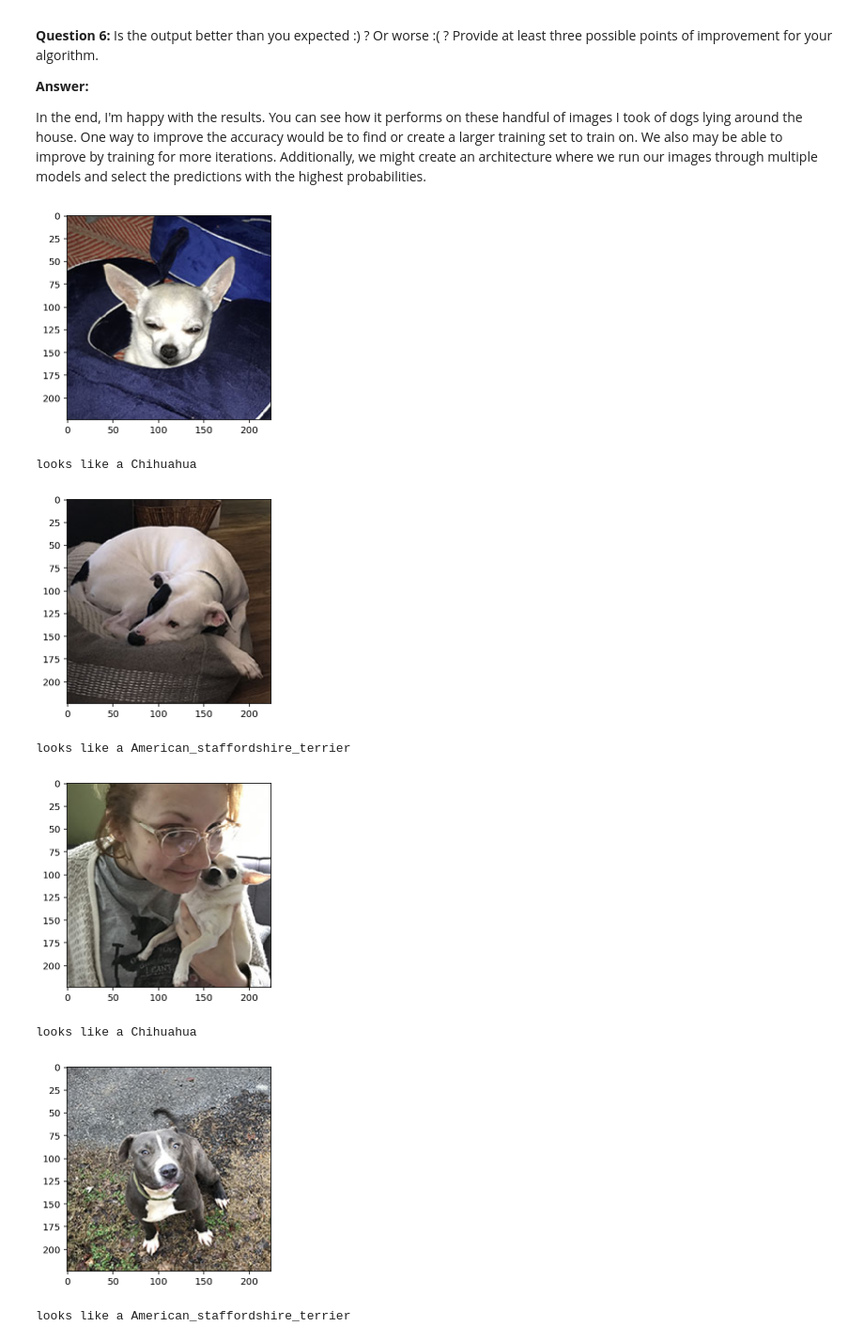
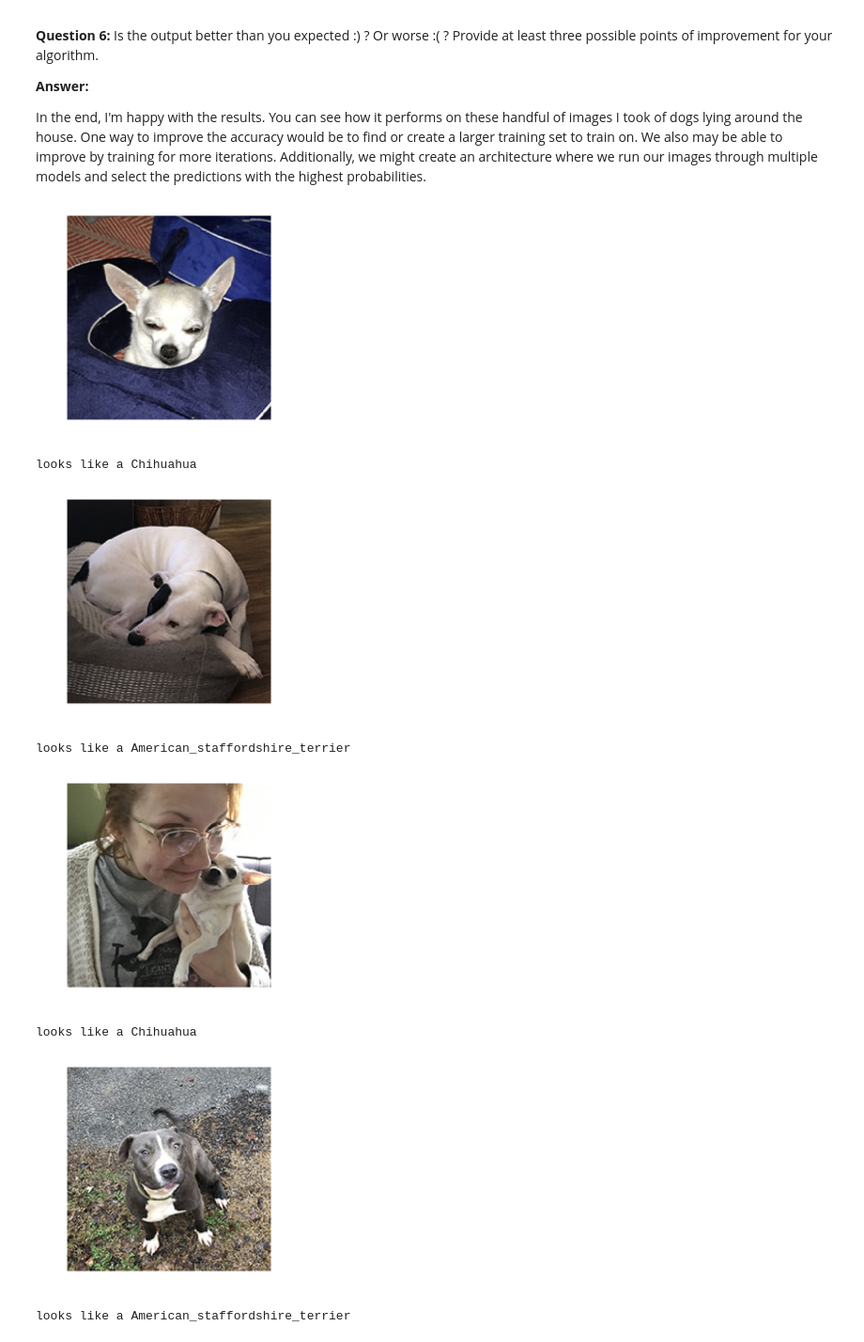
Before and after one commit to banjeremy/dog-project, a Jupyter notebook: dog_app.ipynb, the cells around one changed output. Shown at 94% size. Cells and saved outputs as stored; diff of their text form; code cells hidden in the pictures.

```diff
--- a/dog_app.ipynb
+++ b/dog_app.ipynb
@@ -667,7 +673,7 @@ You are welcome to [augment the training data](https://blog.keras.io/building-po
 # %%
 ### TODO: Train the model.
 checkpointer = ModelCheckpoint(filepath='saved_models/weights.best.Xception.hdf5', verbose=1, save_best_only=True)
-merged_model.fit(train_Xception, train_targets, validation_data=(valid_Xception, valid_targets), epochs=20, batch_size=20, callbacks=[checkpointer], verbose=1)
+Xception_model.fit(train_Xception, train_targets, validation_data=(valid_Xception, valid_targets), epochs=20, batch_size=20, callbacks=[checkpointer], verbose=1)
 # %% [output]
 Train on 6680 samples, validate on 835 samples
 Epoch 1/20
@@ -760,11 +766,11 @@ def dog_face_detector(img_path):
     if face_detected:
         # if a human is detected in the image, return the resembling dog breed.
         predicted_breed = Xception_predict_breed(img_path)
-        return f"looks like a human. also kinda looks like a {predicted_breed}"
+        return "looks like a human. also kinda looks like a %s" % predicted_breed
     elif dog_detected:
         # if a dog is detected in the image, return the predicted breed.
         predicted_breed = Xception_predict_breed(img_path)
-        return f"looks like a {predicted_breed}"
+        return "looks like a %s" % predicted_breed
     else:
         # if neither is detected in the image, provide output that indicates an error.
         return "doesn't look like anything to me"
@@ -787,30 +793,33 @@ In the end, I'm happy with the results.  You can see how it performs on these ha
 # %%
 ## TODO: Execute your algorithm from Step 6 on
 ## at least 6 images on your computer.
 ## Feel free to use as many code cells as needed.
 images = [
     "churro1.jpg",
     "lucy1.jpg",
     "churro2.jpg",
     "samurai.jpg",
     "lucy2.jpg",
     "churro3.jpg",
-    "stella.jpg"
+    "stella.jpg",
+    "george_clinton.jpg",
+    "theresa_may.jpg"
 ]
 
 import matplotlib.pyplot as plt
 
 for i in images:
     image_path = f"./images/{i}"
     plt.imshow(plt.imread(image_path))
+    plt.axis('off')
     plt.show()
     print(dog_face_detector(image_path))
 # %% [output]
-[figure, old version]
+[figure, new version]
 looks like a Chihuahua
-[figure, old version]
+[figure, new version]
 looks like a American_staffordshire_terrier
-[figure, old version]
+[figure, new version]
 looks like a Chihuahua
-[figure, old version]
+[figure, new version]
 looks like a American_staffordshire_terrier
```
Also changed, not shown: parts of 11 cells of this notebook, 4 other files.
